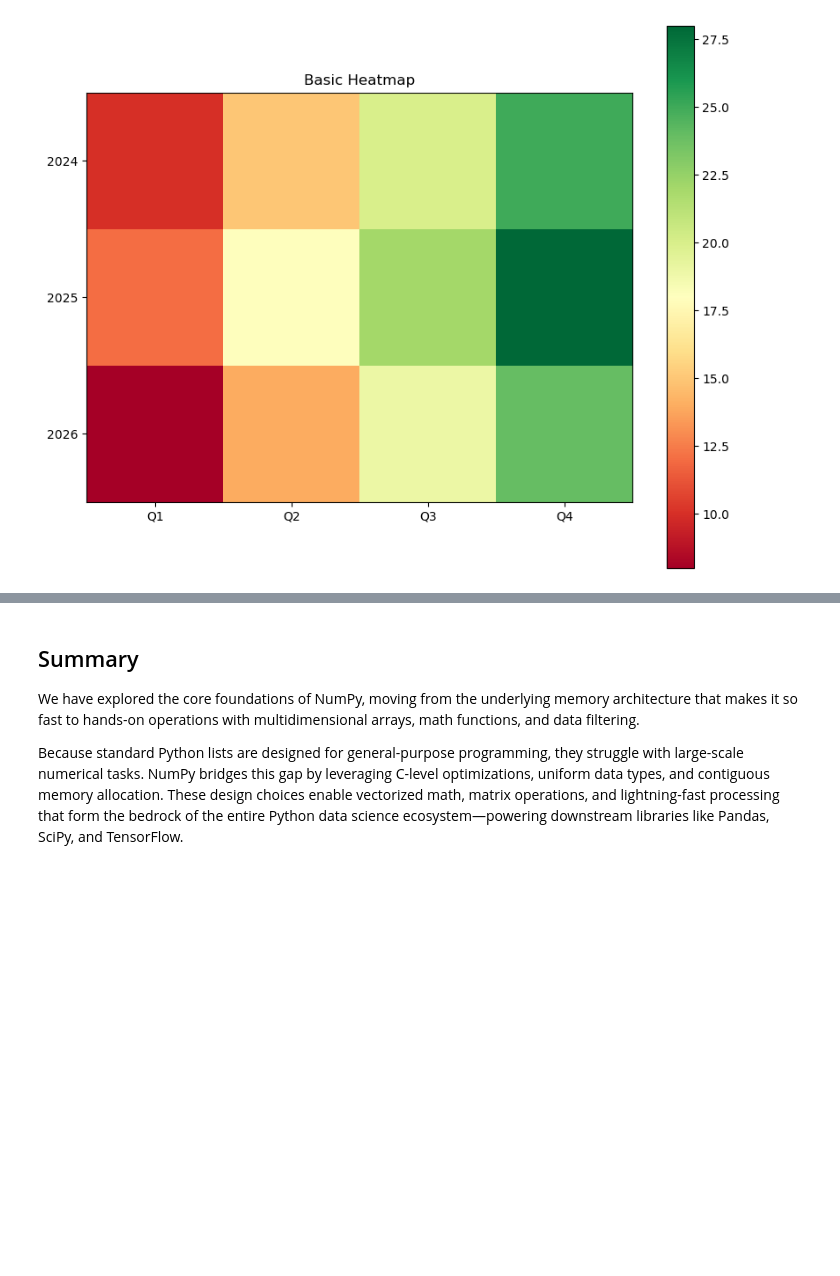
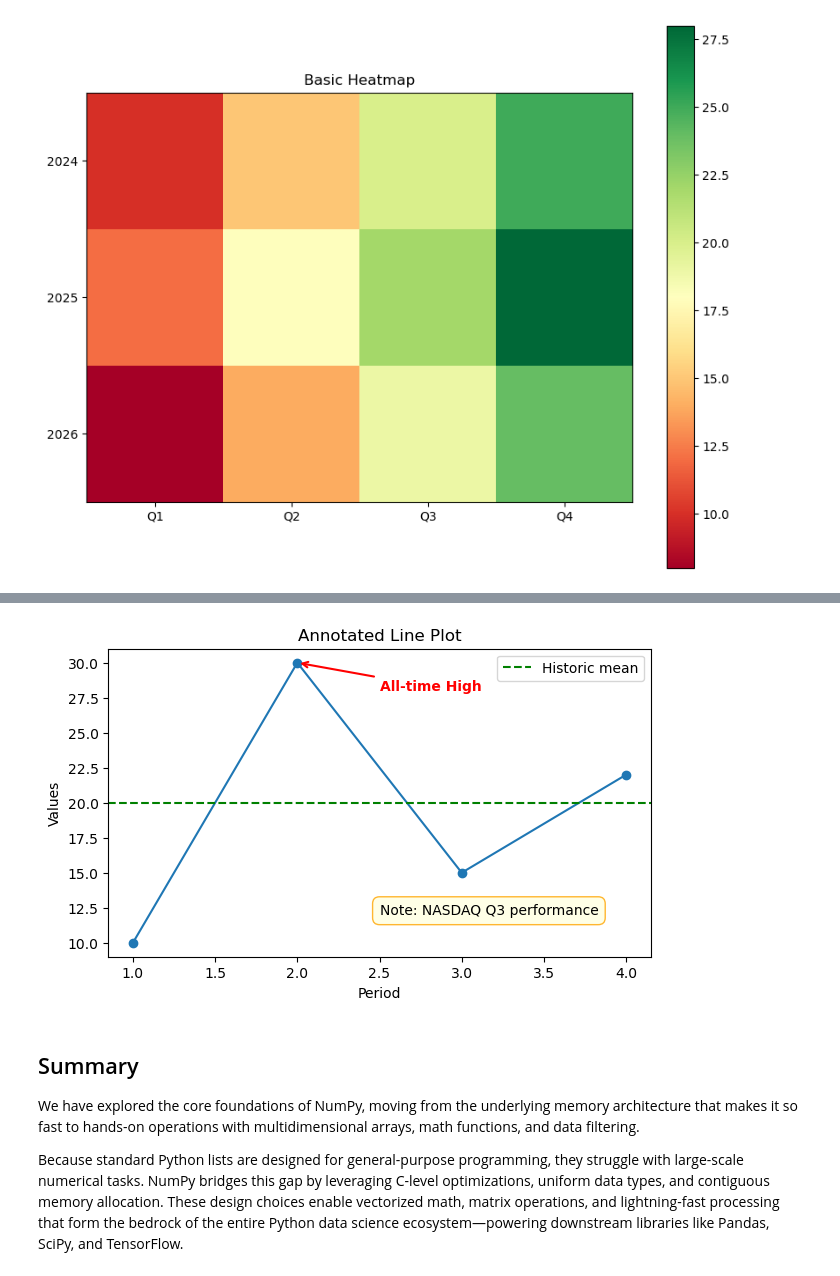
Before and after one commit to bizzaccelerator/Data-Science-Study-Notes, a Jupyter notebook: 7. Visualizing data.ipynb, the cells around one changed output, grey strips where cells are left out. Cells and saved outputs as stored; diff of their text form; code cells hidden in the pictures; blank space fills up the shorter version.

```diff
--- a/7. Visualizing data.ipynb
+++ b/7. Visualizing data.ipynb
@@ -442,3 +500,51 @@ plt.show()
+# %%
+# The data is
+x = [1, 2, 3, 4]
+y = [10, 30, 15, 22]
+
+# Create the figure
+plt.figure(figsize=(7, 4))
+plt.plot(x, y, marker='o')
+
+# Customize the graph with
+
+# ANNOTATION to Point an arrow at the peak point (2, 30)
+max_idx = np.argmax(y) # Get the index of the maximum value in y
+plt.annotate(
+    text='All-time High',
+    xy=(x[max_idx], y[max_idx]),                # Target point
+    xytext=(x[max_idx] + 0.5, y[max_idx] - 2),  # Text position
+    arrowprops=dict(arrowstyle='->', color = 'red', lw=1.5),
+    fontsize=10,
+    color = 'red',
+    fontweight='bold'
+)
+
+# REFERENCE LINE to indicate a reference value (y=20)
+plt.axhline(y=20,
+            color='green',
+            linestyle='--',
+            linewidth=1.5,
+            label='Historic mean'
+            )
+
+# TEXT to add a note on the graph
+bbox_style = dict(boxstyle='round,pad=0.5', facecolor='lightyellow', edgecolor='orange', alpha=0.8)
+plt.text(x=2.5, y=12, # Location of the textbox
+         s="Note: NASDAQ Q3 performance", # Text to display
+         bbox=bbox_style,
+         fontsize=10
+         )
+
+plt.title('Annotated Line Plot')
+plt.xlabel('Period')
+plt.ylabel('Values')
+plt.legend()
+
+# Show
+plt.show()
+# %% [output]
+[figure, added]
 # %% [markdown]
 ## Summary
 We have explored the core foundations of NumPy, moving from the underlying memory architecture that makes it so fast to hands-on operations with multidimensional arrays, math functions, and data filtering.
```
Also changed, not shown: parts of 3 cells of this notebook.
